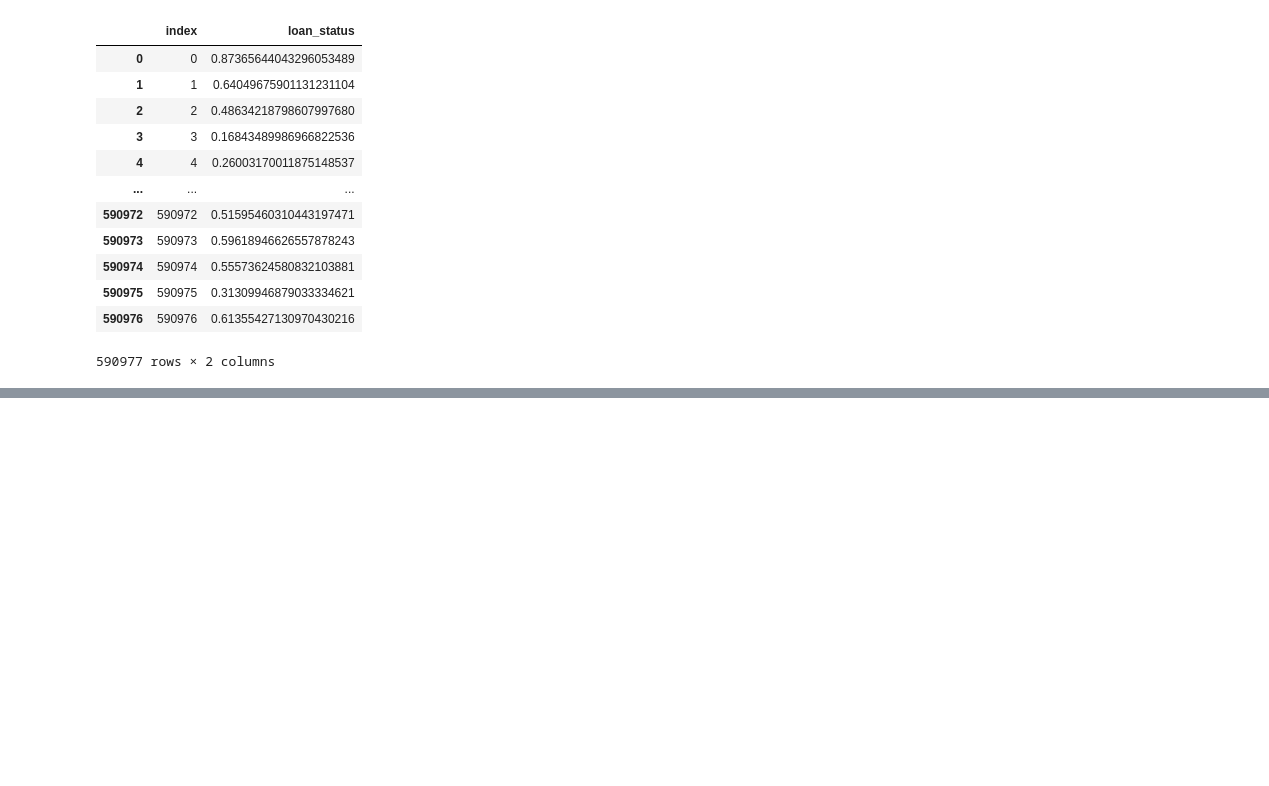
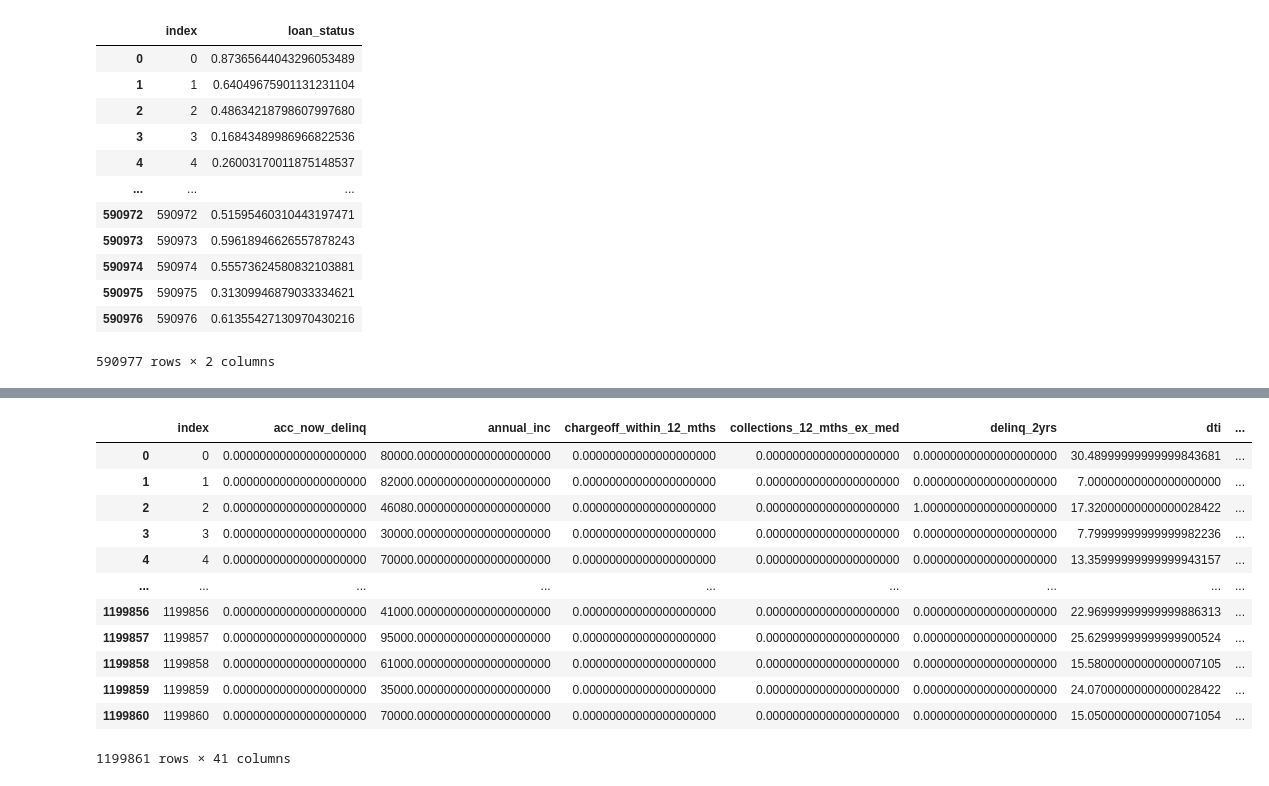
Before and after one commit to vladislavlisin/cft, a Jupyter notebook: cft.ipynb, the cells around one changed output, grey strips where cells are left out. Saved outputs shown, nothing was run; the diff lists cells and outputs as text; code cells hidden in the pictures; blank space fills up the shorter version.

```diff
--- a/cft.ipynb
+++ b/cft.ipynb
@@ -2859,0 +3238,34 @@ answer
+# %%
+object_feature_names = [
+    "addr_state",
+    "earliest_cr_line",
+    "emp_length",
+    "home_ownership" ,
+    "int_rate" ,
+    "issue_d" ,
+    "purpose" ,
+    "revol_util",
+    "term",
+    "title",
+    "verification_status",
+    "zip_code"
+]
+
+raw_df = to_sumbit_data.copy()
+
+raw_df.earliest_cr_line = raw_df.earliest_cr_line.map(lambda x: make_datetime(x))
+raw_df.issue_d = raw_df.issue_d.map(lambda x: make_datetime(x))
+raw_df.int_rate = raw_df.int_rate.map(lambda x: float(x[:-1]))
+
+feature_names = []
+# delete where big dimension
+for i in object_feature_names:
+    if raw_df[i].dtype == "object":
+        if raw_df[i].value_counts().shape[0] > 15:
+            print(i)
+            raw_df = raw_df.drop(columns=[i], axis=1)
+        else:
+            feature_names.append(i)
+
+
+to_sumbit_data
@@ -2859,0 +4008,16 @@ answer
+# %%
+raw_df
+# %% [output]
+|  | index | acc_now_delinq | annual_inc | chargeoff_within_12_mths | collections_12_mths_ex_med | delinq_2yrs | dti | ... |
+| 0 | 0 | 0.00000000000000000000 | 80000.00000000000000000000 | 0.00000000000000000000 | 0.00000000000000000000 | 0.00000000000000000000 | 30.48999999999999843681 | ... |
+| 1 | 1 | 0.00000000000000000000 | 82000.00000000000000000000 | 0.00000000000000000000 | 0.00000000000000000000 | 0.00000000000000000000 | 7.00000000000000000000 | ... |
+| 2 | 2 | 0.00000000000000000000 | 46080.00000000000000000000 | 0.00000000000000000000 | 0.00000000000000000000 | 1.00000000000000000000 | 17.32000000000000028422 | ... |
+| 3 | 3 | 0.00000000000000000000 | 30000.00000000000000000000 | 0.00000000000000000000 | 0.00000000000000000000 | 0.00000000000000000000 | 7.79999999999999982236 | ... |
+| 4 | 4 | 0.00000000000000000000 | 70000.00000000000000000000 | 0.00000000000000000000 | 0.00000000000000000000 | 0.00000000000000000000 | 13.35999999999999943157 | ... |
+| ... | ... | ... | ... | ... | ... | ... | ... | ... |
+| 1199856 | 1199856 | 0.00000000000000000000 | 41000.00000000000000000000 | 0.00000000000000000000 | 0.00000000000000000000 | 0.00000000000000000000 | 22.96999999999999886313 | ... |
+| 1199857 | 1199857 | 0.00000000000000000000 | 95000.00000000000000000000 | 0.00000000000000000000 | 0.00000000000000000000 | 0.00000000000000000000 | 25.62999999999999900524 | ... |
+| 1199858 | 1199858 | 0.00000000000000000000 | 61000.00000000000000000000 | 0.00000000000000000000 | 0.00000000000000000000 | 0.00000000000000000000 | 15.58000000000000007105 | ... |
+| 1199859 | 1199859 | 0.00000000000000000000 | 35000.00000000000000000000 | 0.00000000000000000000 | 0.00000000000000000000 | 0.00000000000000000000 | 24.07000000000000028422 | ... |
+| 1199860 | 1199860 | 0.00000000000000000000 | 70000.00000000000000000000 | 0.00000000000000000000 | 0.00000000000000000000 | 0.00000000000000000000 | 15.05000000000000071054 | ... |
+1199861 rows × 41 columns
```
Also changed, not shown: parts of 148 cells of this notebook.
